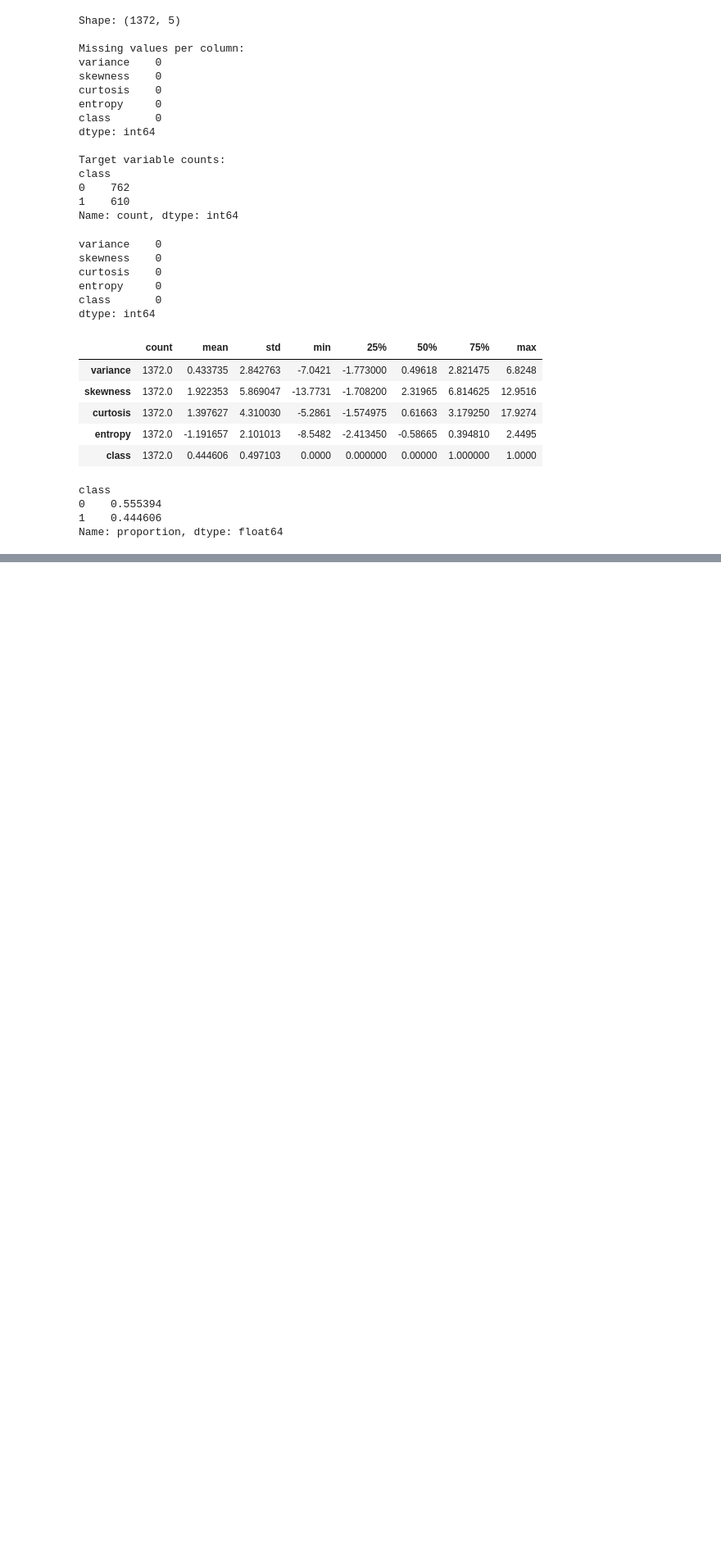
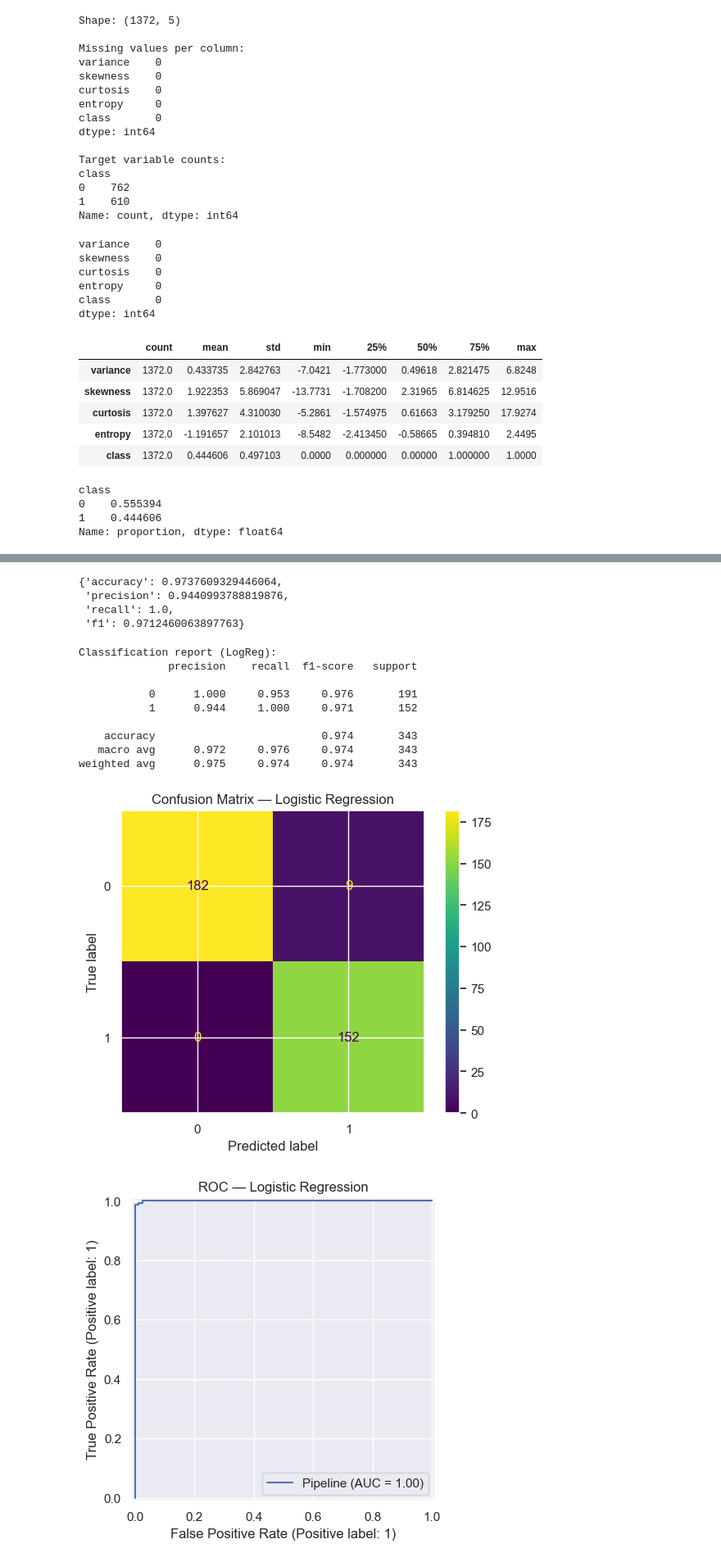
Before and after one commit to 14dstcyr/applied-ml-dstcyr, a Jupyter notebook: notebooks/midterm/classification_dstcyr.ipynb, the cells around one changed output, grey strips where cells are left out. Shown at 82% size. Cells and saved outputs as stored; diff of their text form; code cells hidden in the pictures; blank space fills up the shorter version.

```diff
--- a/notebooks/midterm/classification_dstcyr.ipynb
+++ b/notebooks/midterm/classification_dstcyr.ipynb
@@ -117,0 +192,59 @@ Name: proportion, dtype: float64
+# %%
+# 4.1 Split
+X_train, X_test, y_train, y_test = train_test_split(
+    X, y, test_size=0.25, stratify=y, random_state=42
+)
+
+# 4.2 Pipeline with scaling
+num_proc = ColumnTransformer(
+    transformers=[("num", StandardScaler(), features)],
+    remainder="drop"
+)
+
+logreg_clf = Pipeline(steps=[
+    ("prep", num_proc),
+    ("model", LogisticRegression(max_iter=500, n_jobs=None))
+])
+
+logreg_clf.fit(X_train, y_train)
+
+# 4.3 Metrics
+y_pred = logreg_clf.predict(X_test)
+y_proba = logreg_clf.predict_proba(X_test)[:,1]
+
+metrics = {
+    "accuracy": accuracy_score(y_test, y_pred),
+    "precision": precision_score(y_test, y_pred),
+    "recall": recall_score(y_test, y_pred),
+    "f1": f1_score(y_test, y_pred)
+}
+metrics
+# %% [output]
+{'accuracy': 0.9737609329446064,
+ 'precision': 0.9440993788819876,
+ 'recall': 1.0,
+ 'f1': 0.9712460063897763}
+# %%
+print("Classification report (LogReg):")
+print(classification_report(y_test, y_pred, digits=3))
+
+cm = confusion_matrix(y_test, y_pred)
+ConfusionMatrixDisplay(cm).plot()
+plt.title("Confusion Matrix — Logistic Regression")
+plt.show()
+
+RocCurveDisplay.from_estimator(logreg_clf, X_test, y_test)
+plt.title("ROC — Logistic Regression")
+plt.show()
+# %% [output]
+Classification report (LogReg):
+              precision    recall  f1-score   support
+
+           0      1.000     0.953     0.976       191
+           1      0.944     1.000     0.971       152
+
+    accuracy                          0.974       343
+   macro avg      0.972     0.976     0.974       343
+weighted avg      0.975     0.974     0.974       343
+[figure, added]
+[figure, added]
```
Also changed, not shown: parts of 12 cells of this notebook, 3 other files.
